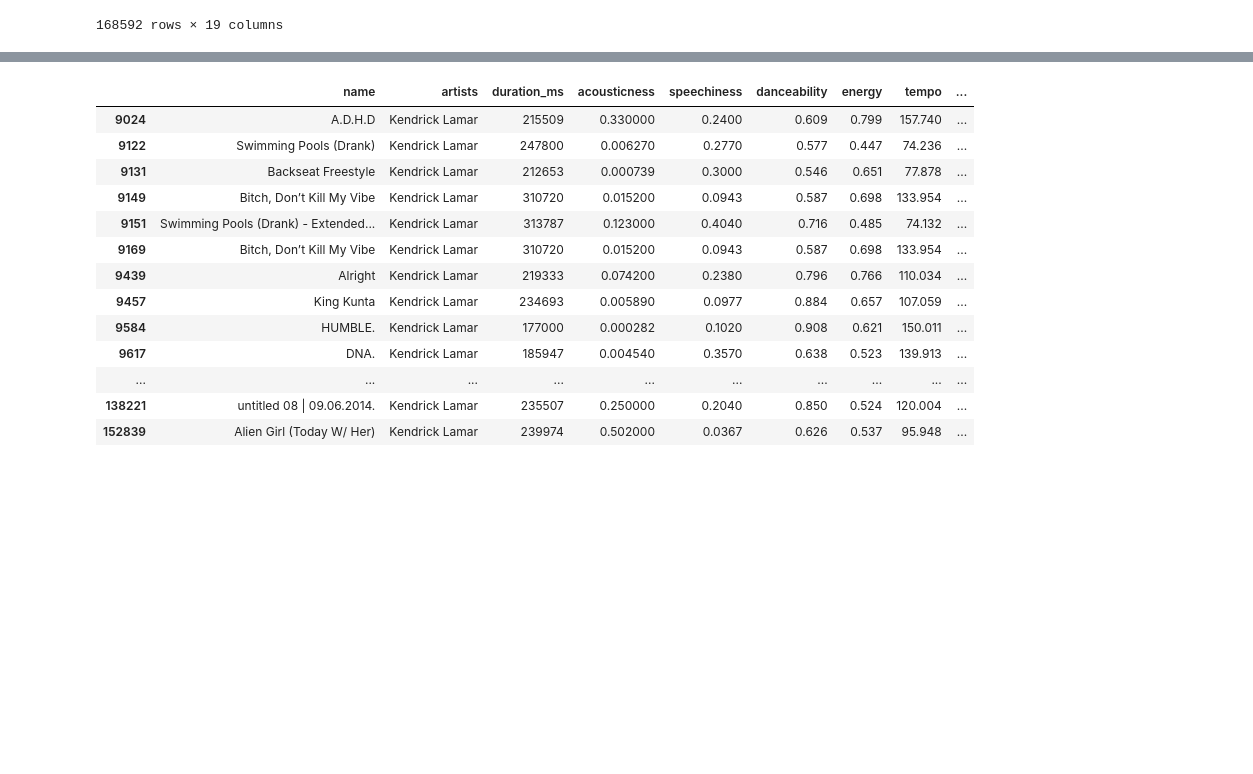
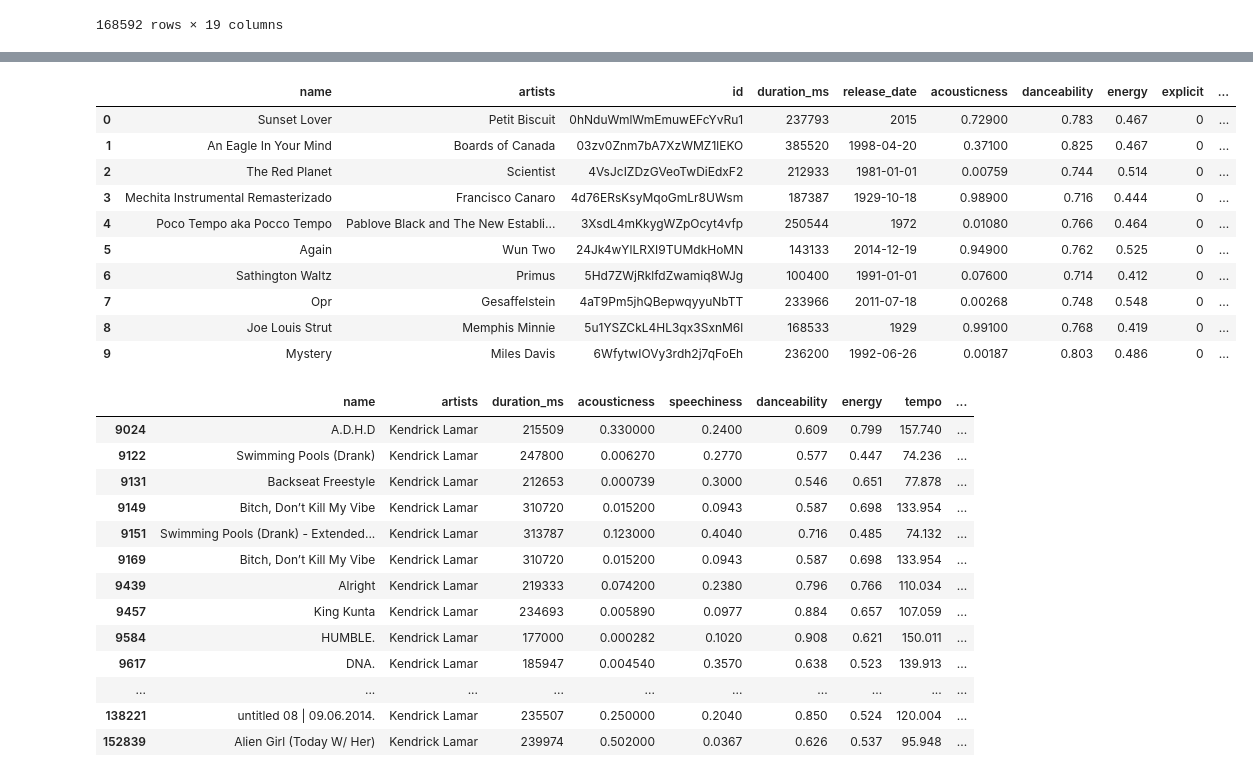
Before and after one commit to Alex-E-Walsh/SpotifyGenerator, a Jupyter notebook: jupyter_files/playlist_gen.ipynb, the cells around one changed output, grey strips where cells are left out. Drawn from its saved outputs; the diff is of its cells as text; code cells hidden in the pictures; blank space fills up the shorter version.

```diff
--- a/jupyter_files/playlist_gen.ipynb
+++ b/jupyter_files/playlist_gen.ipynb
@@ -60,0 +129,29 @@ NearestNeighbors(algorithm='auto', leaf_size=30, metric='euclidean',
+# %%
+
+feats = ['danceability', 'energy', 'instrumentalness', 'key']
+custom_df = fdf[feats]
+audioVals = fdf[fdf['id']=='0hNduWmlWmEmuwEFcYvRu1'][feats]
+# %%
+neighbor = nn(n_neighbors=10,algorithm='kd_tree',metric='euclidean', n_jobs=-1)
+neighbor.fit(custom_df)
+
+distances, indicies = neighbor.kneighbors(X=audioVals,n_neighbors=10)
+
+rdf = pd.DataFrame(columns=fdf.columns)
+for i in indicies[0]:
+    rdf = rdf.append(fdf.iloc[i],ignore_index=True)
+rdf['distance'] = pd.Series(distances[0], index=rdf.index)
+# %%
+rdf
+# %% [output]
+|  | name | artists | id | duration_ms | release_date | acousticness | danceability | energy | explicit | ... |
+| 0 | Sunset Lover | Petit Biscuit | 0hNduWmlWmEmuwEFcYvRu1 | 237793 | 2015 | 0.72900 | 0.783 | 0.467 | 0 | ... |
+| 1 | An Eagle In Your Mind | Boards of Canada | 03zv0Znm7bA7XzWMZ1lEKO | 385520 | 1998-04-20 | 0.37100 | 0.825 | 0.467 | 0 | ... |
+| 2 | The Red Planet | Scientist | 4VsJcIZDzGVeoTwDiEdxF2 | 212933 | 1981-01-01 | 0.00759 | 0.744 | 0.514 | 0 | ... |
+| 3 | Mechita Instrumental Remasterizado | Francisco Canaro | 4d76ERsKsyMqoGmLr8UWsm | 187387 | 1929-10-18 | 0.98900 | 0.716 | 0.444 | 0 | ... |
+| 4 | Poco Tempo aka Pocco Tempo | Pablove Black and The New Establi... | 3XsdL4mKkygWZpOcyt4vfp | 250544 | 1972 | 0.01080 | 0.766 | 0.464 | 0 | ... |
+| 5 | Again | Wun Two | 24Jk4wYlLRXI9TUMdkHoMN | 143133 | 2014-12-19 | 0.94900 | 0.762 | 0.525 | 0 | ... |
+| 6 | Sathington Waltz | Primus | 5Hd7ZWjRklfdZwamiq8WJg | 100400 | 1991-01-01 | 0.07600 | 0.714 | 0.412 | 0 | ... |
+| 7 | Opr | Gesaffelstein | 4aT9Pm5jhQBepwqyyuNbTT | 233966 | 2011-07-18 | 0.00268 | 0.748 | 0.548 | 0 | ... |
+| 8 | Joe Louis Strut | Memphis Minnie | 5u1YSZCkL4HL3qx3SxnM6l | 168533 | 1929 | 0.99100 | 0.768 | 0.419 | 0 | ... |
+| 9 | Mystery | Miles Davis | 6WfytwIOVy3rdh2j7qFoEh | 236200 | 1992-06-26 | 0.00187 | 0.803 | 0.486 | 0 | ... |
```
Also changed, not shown: parts of 17 cells of this notebook, 7 other files.
